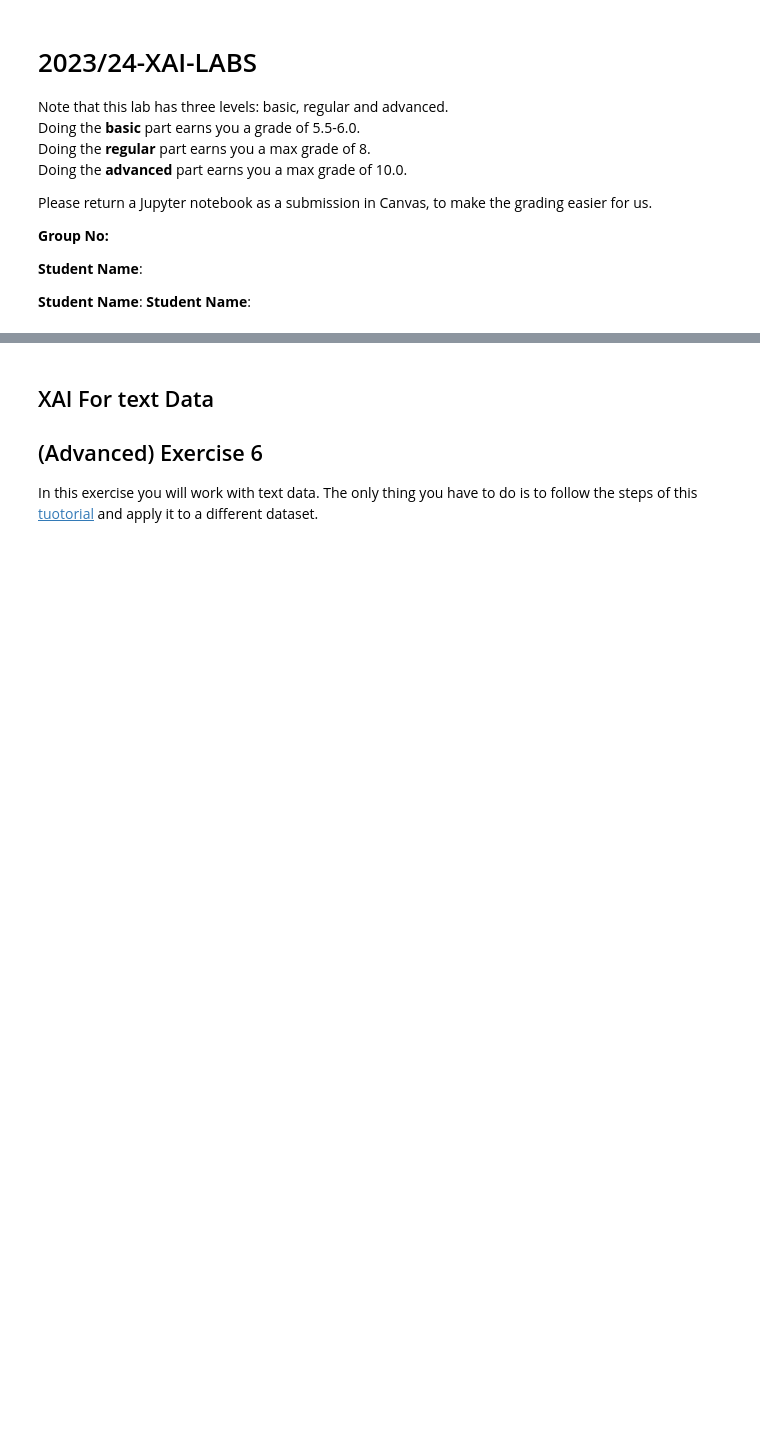
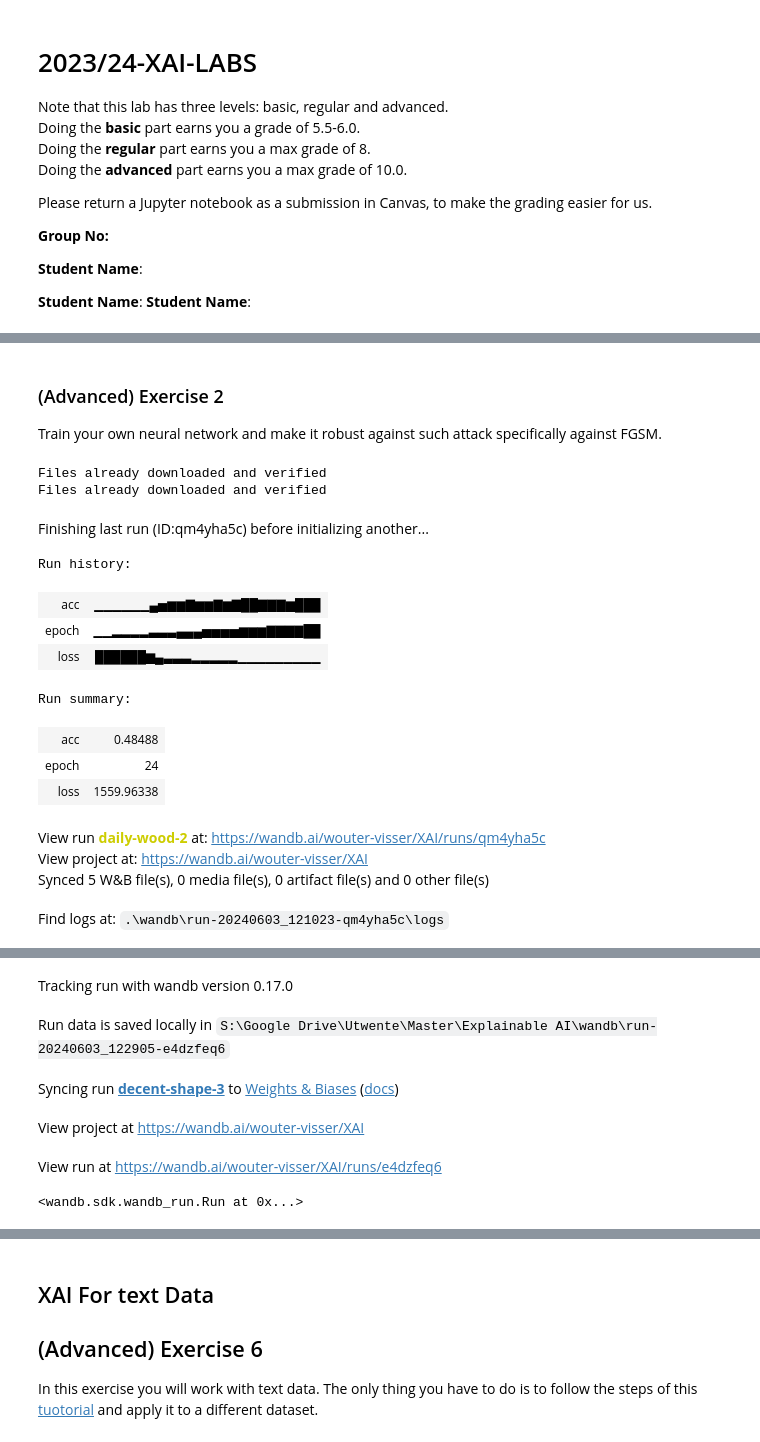
Before and after one commit to TwanMoghaddar/Explainable-Ai, a Jupyter notebook: src/2024_Lecture_3_XAI.ipynb, the cells around one changed output, grey strips where cells are left out. Drawn from its saved outputs; the diff is of its cells as text; code cells hidden in the pictures; blank space fills up the shorter version.

```diff
--- a/src/2024_Lecture_3_XAI.ipynb
+++ b/src/2024_Lecture_3_XAI.ipynb
@@ -27,0 +134,3 @@ Train your own neural network and make it robust against such attack specificall
+# %% [markdown]
+### (Advanced) Exercise 2
+Train your own neural network and make it robust against such attack specifically against FGSM.
@@ -27,0 +190,39 @@ Train your own neural network and make it robust against such attack specificall
+# %%
+import torchvision.datasets as datasets
+import torchvision.transforms as transforms
+
+train_data = datasets.CIFAR10(root='./data', train=True, download=True, transform=transforms.ToTensor())
+test_data = datasets.CIFAR10(root='./data', download=True, transform=transforms.ToTensor())
+
+train_dataloader = torch.utils.data.DataLoader(train_data, batch_size=64, shuffle=True)
+test_dataloader = torch.utils.data.DataLoader(test_data, batch_size=64, shuffle=True)
+# %% [output]
+Files already downloaded and verified
+Files already downloaded and verified
+# %%
+wandb.init(
+    # set the wandb project where this run will be logged
+    project="XAI",
+
+    # track hyperparameters and run metadata
+    config={
+    "learning_rate": 0.001,
+    "architecture": "CNN",
+    "dataset": "CIFAR-10",
+    "epochs": 25,
+    }
+)
+# %% [output]
+Finishing last run (ID:qm4yha5c) before initializing another...
+Run history:
+| acc | ▁▁▁▁▁▁▄▅▆▆▇▆▆▇▆▇██▇▇▇▆███ |
+| epoch | ▁▁▂▂▂▂▃▃▃▄▄▄▅▅▅▅▆▆▆▇▇▇▇██ |
+| loss | ██████▆▄▃▃▃▂▂▂▂▂▁▁▁▁▁▁▁▁▁ |
+Run summary:
+| acc | 0.48488 |
+| epoch | 24 |
+| loss | 1559.96338 |
+View run daily-wood-2 at: https://wandb.ai/wouter-visser/XAI/runs/qm4yha5c
+View project at: https://wandb.ai/wouter-visser/XAI
+Synced 5 W&B file(s), 0 media file(s), 0 artifact file(s) and 0 other file(s)
+Find logs at: .\wandb\run-20240603_121023-qm4yha5c\logs
@@ -27,0 +230,6 @@ Train your own neural network and make it robust against such attack specificall
+Tracking run with wandb version 0.17.0
+Run data is saved locally in S:\Google Drive\Utwente\Master\Explainable AI\wandb\run-20240603_122905-e4dzfeq6
+Syncing run decent-shape-3 to Weights & Biases (docs)
+View project at https://wandb.ai/wouter-visser/XAI
+View run at https://wandb.ai/wouter-visser/XAI/runs/e4dzfeq6
+<wandb.sdk.wandb_run.Run at 0x...>
```
Also changed, not shown: parts of 27 cells of this notebook.
